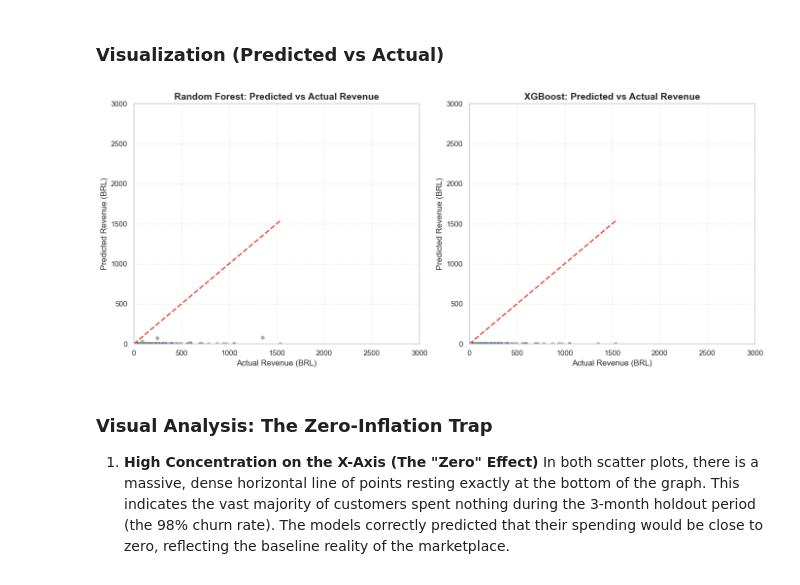
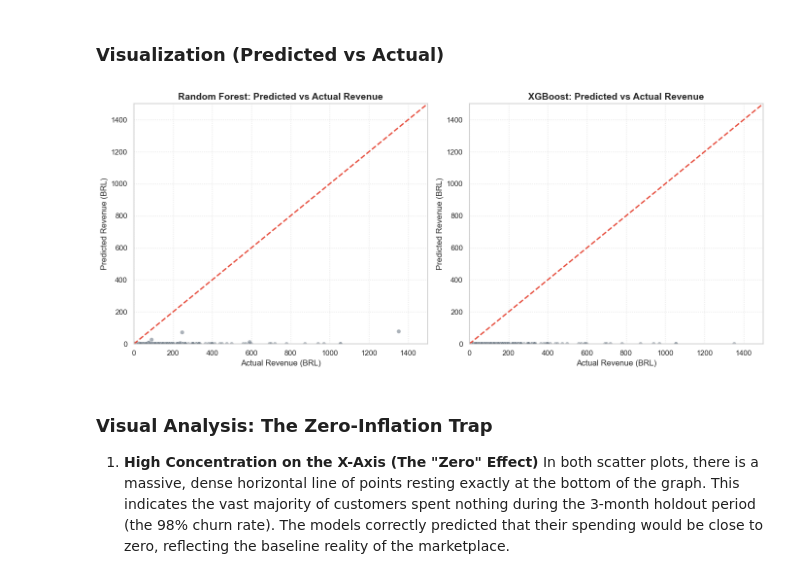
Before and after one commit to ialwayslikedgrime/data_science_exercises, a Jupyter notebook: lab_3.ipynb, the cells around one changed output. Drawn from its saved outputs; the diff is of its cells as text; code cells hidden in the pictures.

```diff
--- a/lab_3.ipynb
+++ b/lab_3.ipynb
@@ -976,3 +976,20 @@ print(f"Best XGB Params: {xgb_grid.best_params_}")
 # %% [output]
 Best RF Params: {'max_depth': 5, 'n_estimators': 100}
 Best XGB Params: {'learning_rate': 0.01, 'max_depth': 3, 'n_estimators': 50}
+# %%
+import numpy as np
+
+# 1. Extract the winning model (Let's use Random Forest since it won the MAE/RMSE test)
+best_model = rf_grid.best_estimator_
+
+# 2. Generate predictions (These will still be in logarithmic format)
+ml_df['predicted_revenue_log_output'] = best_model.predict(X)
+
+# 3. CRITICAL STEP: Reverse the log transformation back to actual currency (BRL)
+ml_df['predicted_revenue_holdout'] = np.expm1(ml_df['predicted_revenue_log_output'])
+
+# 4. Calculate the total macro-forecast for Slide 1
+total_portfolio_value = ml_df['predicted_revenue_holdout'].sum()
+
+print("\n--- MACRO VIEW: FINANCIAL FORECAST ---")
+print(f"Total Estimated Q3 Value: {total_portfolio_value:,.2f} BRL")
@@ -1033,22 +1059,22 @@ This performance perfectly justifies the necessity of the BTYD (BG/NBD and Gamma
 # %%
 import matplotlib.pyplot as plt
 
 fig, axes = plt.subplots(1, 2, figsize=(14, 6))
 
 for ax, preds, name in zip(axes, [rf_preds, xgb_preds], ['Random Forest', 'XGBoost']):
     ax.scatter(actuals, preds, alpha=0.4, color='#2c3e50', edgecolor='white', linewidth=0.5)
     ax.plot([0, actuals.max()], [0, actuals.max()], color='#e74c3c', linestyle='--', linewidth=2)
     ax.set_title(f'{name}: Predicted vs Actual Revenue', fontsize=14, fontweight='bold')
     ax.set_xlabel('Actual Revenue (BRL)', fontsize=12)
     ax.set_ylabel('Predicted Revenue (BRL)', fontsize=12)
-    ax.set_xlim(0, 3000)
-    ax.set_ylim(0, 3000)
+    ax.set_xlim(0, 1500)
+    ax.set_ylim(0, 1500)
     ax.grid(True, linestyle=':', alpha=0.6)
 
 plt.tight_layout()
 plt.show()
 # %% [output]
-[figure, old version]
+[figure, new version]
 # %% [markdown]
 ### Visual Analysis: The Zero-Inflation Trap
 
```
Also changed, not shown: parts of 6 cells of this notebook, 1 other file.
